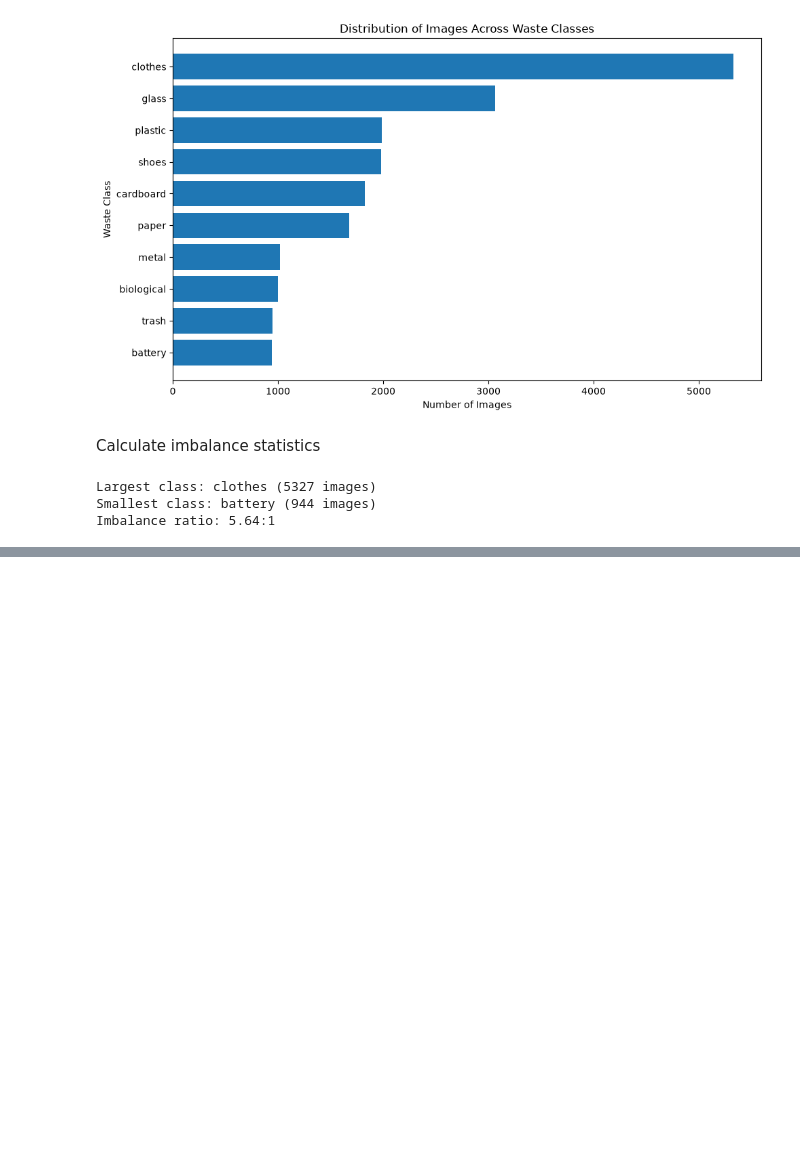
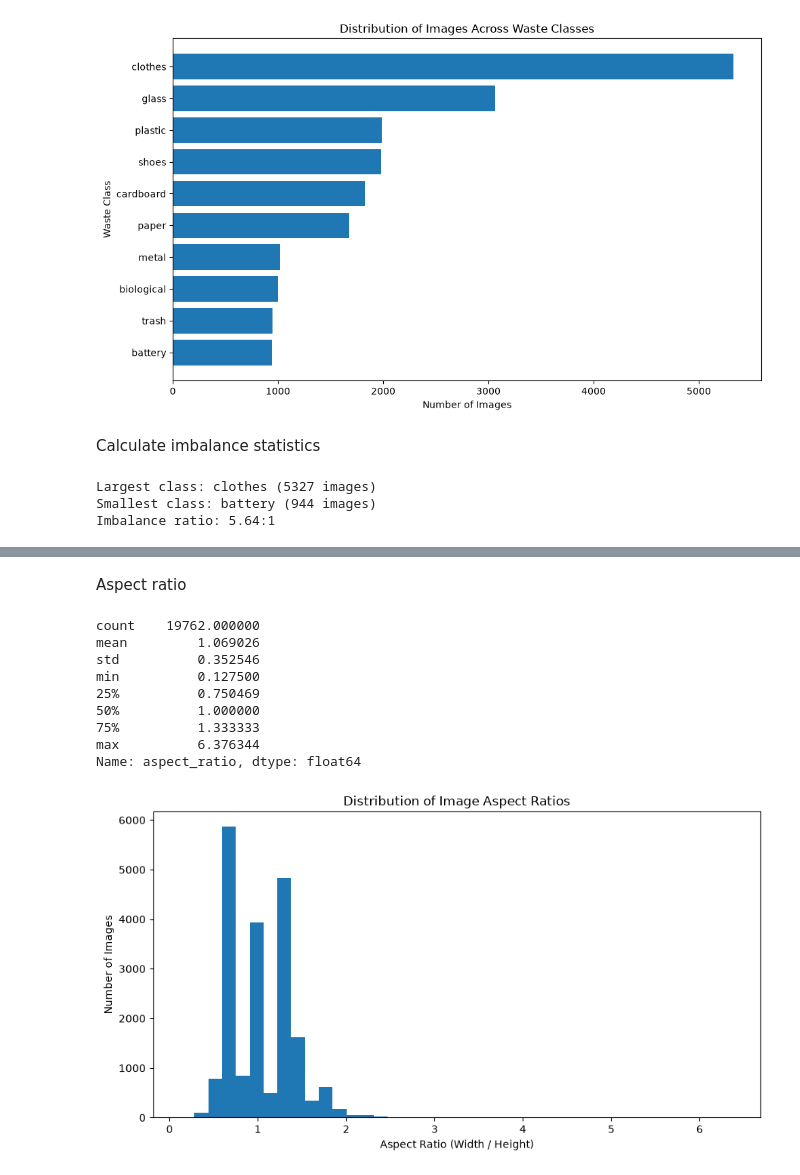
Before and after one commit to Master-GB/waste-classification, a Jupyter notebook: notebooks/01_dataset_audit.ipynb, the cells around one changed output, grey strips where cells are left out. Drawn from its saved outputs; the diff is of its cells as text; code cells hidden in the pictures; blank space fills up the shorter version.

```diff
--- a/notebooks/01_dataset_audit.ipynb
+++ b/notebooks/01_dataset_audit.ipynb
@@ -207,0 +331,33 @@ Imbalance ratio: 5.64:1
+# %% [markdown]
+Aspect ratio
+# %%
+df_images["aspect_ratio"] = (
+    df_images["width"] / df_images["height"]
+)
+
+display(df_images["aspect_ratio"].describe())
+
+plt.figure(figsize=(9, 5))
+
+plt.hist(
+    df_images["aspect_ratio"],
+    bins=40
+)
+
+plt.xlabel("Aspect Ratio (Width / Height)")
+plt.ylabel("Number of Images")
+plt.title("Distribution of Image Aspect Ratios")
+
+plt.tight_layout()
+plt.show()
+# %% [output]
+count    19762.000000
+mean         1.069026
+std          0.352546
+min          0.127500
+25%          0.750469
+50%          1.000000
+75%          1.333333
+max          6.376344
+Name: aspect_ratio, dtype: float64
+[figure, added]
```
Also changed, not shown: parts of 17 cells of this notebook.
